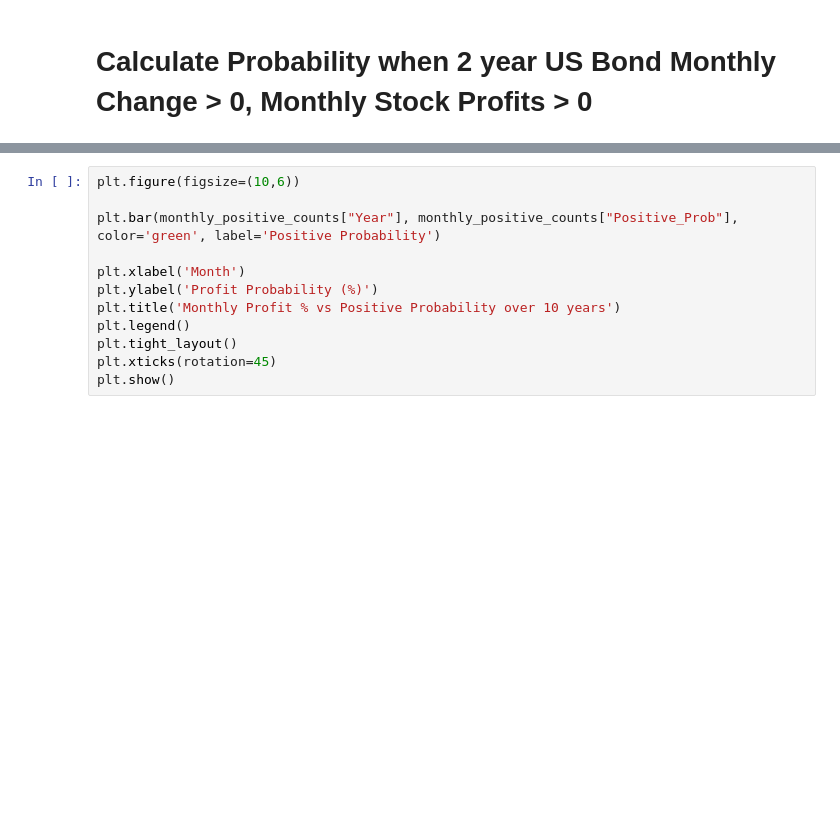
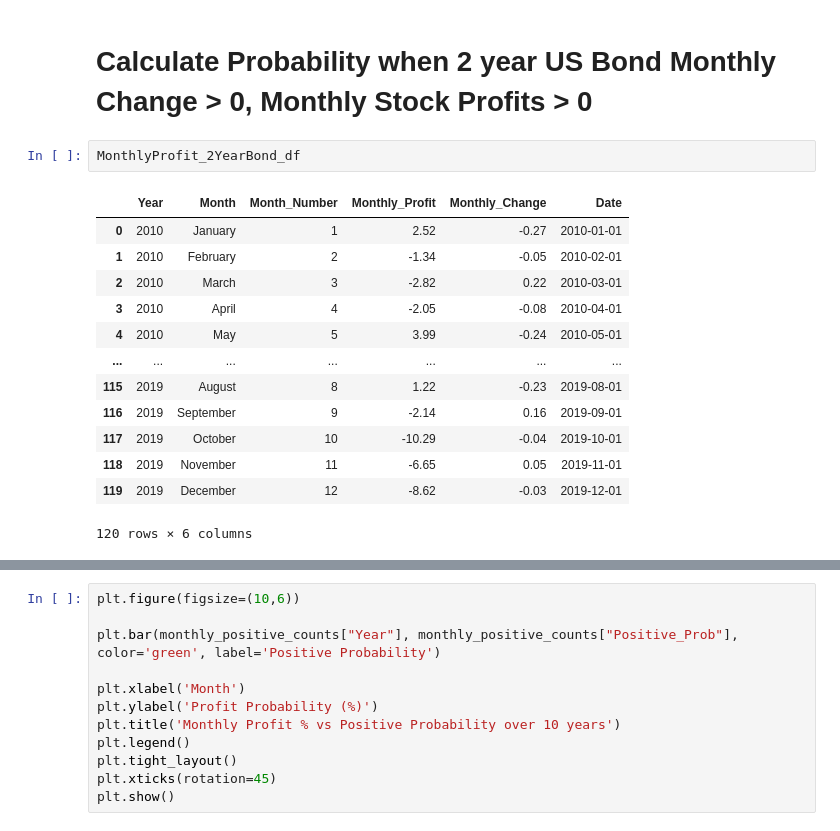
Before and after one commit to OwenNam001/project1_group1, a Jupyter notebook: StockAnalysis/11.Monthly_Profits_2YearBond.ipynb, the cells around one changed output, grey strips where cells are left out. Cells and saved outputs as stored; diff of their text form; blank space fills up the shorter version.

```diff
--- a/StockAnalysis/Monthly_2YearBond_Jun.ipynb
+++ b/StockAnalysis/11.Monthly_Profits_2YearBond.ipynb
@@ -276,3 +276,19 @@ plt.show()
 [figure]
 # %% [markdown]
 # Calculate Probability when 2 year US Bond Monthly Change > 0, Monthly Stock Profits > 0
+# %%
+MonthlyProfit_2YearBond_df
+# %% [output]
+|  | Year | Month | Month_Number | Monthly_Profit | Monthly_Change | Date |
+| 0 | 2010 | January | 1 | 2.52 | -0.27 | 2010-01-01 |
+| 1 | 2010 | February | 2 | -1.34 | -0.05 | 2010-02-01 |
+| 2 | 2010 | March | 3 | -2.82 | 0.22 | 2010-03-01 |
+| 3 | 2010 | April | 4 | -2.05 | -0.08 | 2010-04-01 |
+| 4 | 2010 | May | 5 | 3.99 | -0.24 | 2010-05-01 |
+| ... | ... | ... | ... | ... | ... | ... |
+| 115 | 2019 | August | 8 | 1.22 | -0.23 | 2019-08-01 |
+| 116 | 2019 | September | 9 | -2.14 | 0.16 | 2019-09-01 |
+| 117 | 2019 | October | 10 | -10.29 | -0.04 | 2019-10-01 |
+| 118 | 2019 | November | 11 | -6.65 | 0.05 | 2019-11-01 |
+| 119 | 2019 | December | 12 | -8.62 | -0.03 | 2019-12-01 |
+120 rows × 6 columns
```
Also changed, not shown: parts of 13 cells of this notebook, 20 other files.
